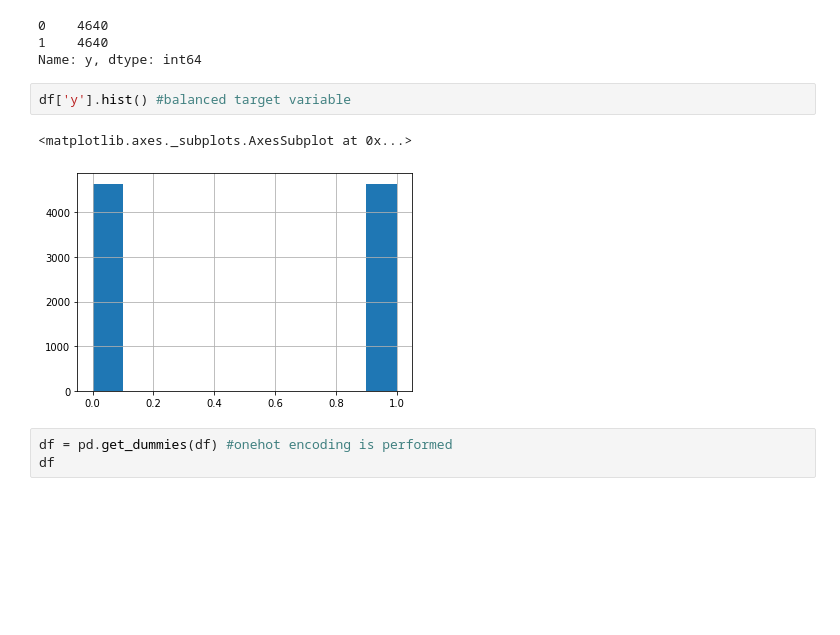
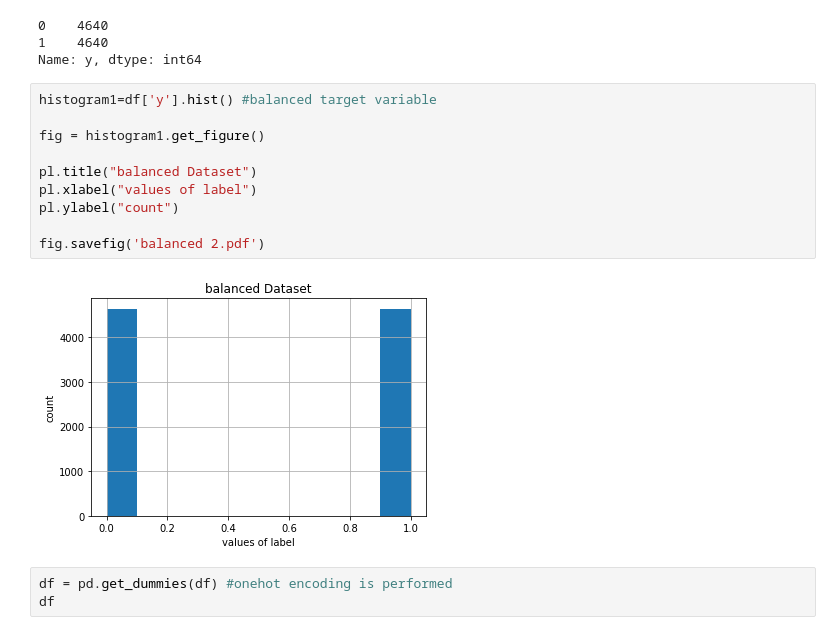
Before and after one commit to sa21262/datascience22, a Jupyter notebook: Assignment21a/balanced_bank.ipynb, the cells around one changed output. Drawn from its saved outputs; the diff is of its cells as text; blank space fills up the shorter version.

```diff
--- a/Assignment21a/balanced_bank.ipynb
+++ b/Assignment21a/balanced_bank.ipynb
@@ -86,11 +87,18 @@ df['y'].value_counts() #balanced dataset
 0    4640
 1    4640
 Name: y, dtype: int64
-# %%
-df['y'].hist() #balanced target variable
-# %% [output]
-<matplotlib.axes._subplots.AxesSubplot at 0x...>
-[figure, removed]
+# %%
+histogram1=df['y'].hist() #balanced target variable
+
+fig = histogram1.get_figure()
+
+pl.title("balanced Dataset")
+pl.xlabel("values of label")
+pl.ylabel("count")
+
+fig.savefig('balanced 2.pdf')
+# %% [output]
+[figure, added]
 # %%
 df = pd.get_dummies(df) #onehot encoding is performed
 df
```
Also changed, not shown: parts of 7 cells of this notebook.
